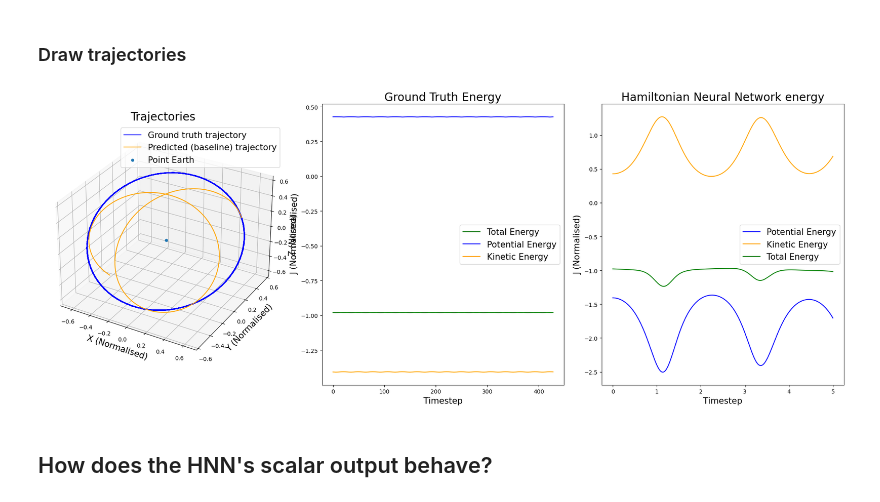
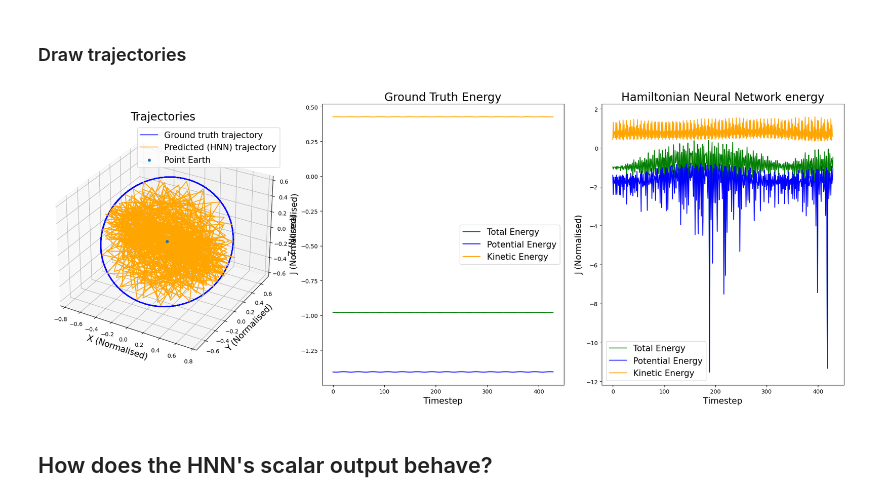
Before and after one commit to gordonjun2/hamiltonian-nn, a Jupyter notebook: analyze-2body-satellite.ipynb, the cells around one changed output. Saved outputs shown, nothing was run; the diff lists cells and outputs as text; code cells hidden in the pictures.

```diff
--- a/analyze-2body-satellite.ipynb
+++ b/analyze-2body-satellite.ipynb
@@ -34,12 +34,12 @@ FORMAT = 'pdf'
 
 def get_args():
     return {'input_dim': 2*6, # two bodies, each with q_x, q_y, q_z, p_x, p_y, p_z
-         'hidden_dim': 200,
-         'learn_rate': 1e-3,
+         'hidden_dim': 250,
+         'learn_rate': 1e-4,
          'input_noise': 0.,
-         'batch_size': 200,
+         'batch_size': 300,
          'nonlinearity': 'tanh',
-         'total_steps': 10000,
+         'total_steps': 50000,
          'field_type': 'solenoidal',
          'print_every': 200,
          'verbose': True,
@@ -113,17 +113,17 @@ fig.savefig('{}/satellite-orbits-dataset.{}'.format(args.fig_dir, FORMAT))
 # %%
 def load_model(args, baseline=False):
     output_dim = args.input_dim if baseline else 2
-    nn_model = MLP(args.input_dim, args.hidden_dim, output_dim, args.nonlinearity)
+    nn_model = MLP_sgp4(args.input_dim, args.hidden_dim, output_dim, args.nonlinearity)
     model = HNN(args.input_dim, differentiable_model=nn_model,
             field_type=args.field_type, baseline=baseline)
 
     case = 'baseline' if baseline else 'hnn'
-    path = "{}/{}-satellite-orbits-{}.tar".format(args.save_dir, args.name, case)
+    path = "{}/pretrained_models/{}-satellite-orbits-{}.tar".format(args.save_dir, args.name, case)
     model.load_state_dict(torch.load(path))
     return model
 
 args = ObjectView(get_args())
-base_model = load_model(args, baseline=True)
+#base_model = load_model(args, baseline=True)
 hnn_model = load_model(args, baseline=False)
 # %% [markdown]
 ## What has the baseline learned?
@@ -206,7 +207,8 @@ trajectory_states_GT = trajectory_states
 GT_orbit_pos = trajectory_states_GT[:, [0, 2, 4]]
 
 t_points = trajectory_end - trajectory_start
-t_span = [0, 5]
+#t_points = 1
+t_span = [0, t_points]
 
 initial_coord = x[trajectory_start]
 
@@ -224,38 +241,38 @@ hnn_orbit_pos = hnn_orbit[0].T[:, [1, 2, 3]]
 fig = plt.figure(figsize=[20,8], dpi=100)
 ax = plt.subplot(1,3,1, projection='3d')
 
 ax.plot3D(GT_orbit_pos[:, 0], GT_orbit_pos[:, 1], GT_orbit_pos[:, 2], 'blue', label='Ground truth trajectory')
-ax.plot3D(hnn_orbit_pos[:, 0], hnn_orbit_pos[:, 1], hnn_orbit_pos[:, 2], 'orange', label='Predicted (baseline) trajectory')
+ax.plot3D(hnn_orbit_pos[:, 0], hnn_orbit_pos[:, 1], hnn_orbit_pos[:, 2], 'orange', label='Predicted (HNN) trajectory')
 ax.scatter3D(trajectory_states[0, 1], trajectory_states[0, 3], trajectory_states[0, 5], 'green', label='Point Earth')
 ax.set_title('Trajectories', fontsize=20)
 ax.set_xlabel('X (Normalised)', fontsize=15)
 ax.set_ylabel('Y (Normalised)', fontsize=15)
 ax.set_zlabel('Z (Normalised)', fontsize=15)
 ax.legend(fontsize=15)
 
 ax = fig.add_subplot(1, 3, 2)
 
 ax.plot(TE_trajectory, 'green', label='Total Energy')
-ax.plot(KE_trajectory, 'blue', label='Potential Energy')
-ax.plot(PE_trajectory, 'orange', label='Kinetic Energy')
+ax.plot(PE_trajectory, 'blue', label='Potential Energy')
+ax.plot(KE_trajectory, 'orange', label='Kinetic Energy')
 ax.set_title('Ground Truth Energy', fontsize=20)
 ax.set_xlabel('Timestep', fontsize=15)
 ax.set_ylabel('J (Normalised)', fontsize=15)
 ax.legend(fontsize=15)
 
 ax = fig.add_subplot(1, 3, 3)
+ax.plot(settings['t_eval'], total_energy_over_M_sat(hnn_orbit[:, 1:])[0], 'green', label='Total Energy')
 ax.plot(settings['t_eval'], potential_energy_over_M_sat(hnn_orbit[:, 1:]), 'blue', label='Potential Energy')
 ax.plot(settings['t_eval'], kinetic_energy_over_M_sat(hnn_orbit[:, 1:]), 'orange', label='Kinetic Energy')
-ax.plot(settings['t_eval'], total_energy_over_M_sat(hnn_orbit[:, 1:])[0], 'green', label='Total Energy')
 ax.set_title('Hamiltonian Neural Network energy', fontsize=20)
 ax.set_xlabel('Timestep', fontsize=15)
 ax.set_ylabel('J (Normalised)', fontsize=15)
 ax.legend(fontsize=15)
 
 plt.tight_layout() ; plt.show()
 fig.savefig('{}/satellite-orbits-base-example.{}'.format(args.fig_dir, FORMAT))
 # %% [output]
-[figure, old version]
+[figure, new version]
 # %% [markdown]
 ## How does the HNN's scalar output behave?
 # %%
```
Also changed, not shown: parts of 4 cells of this notebook, 3 other files.
